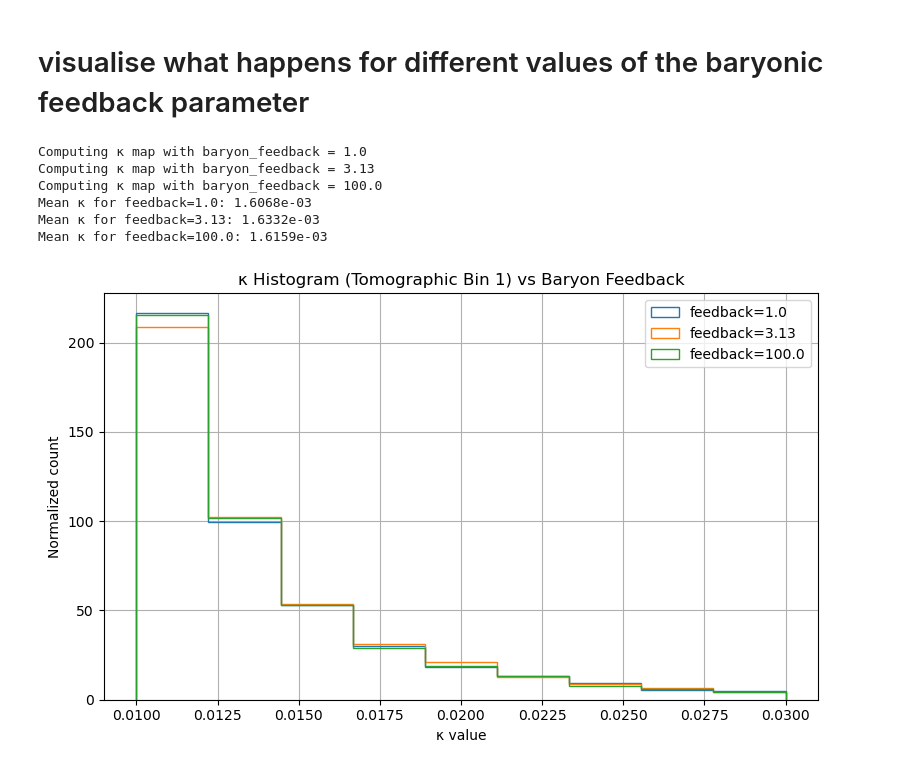
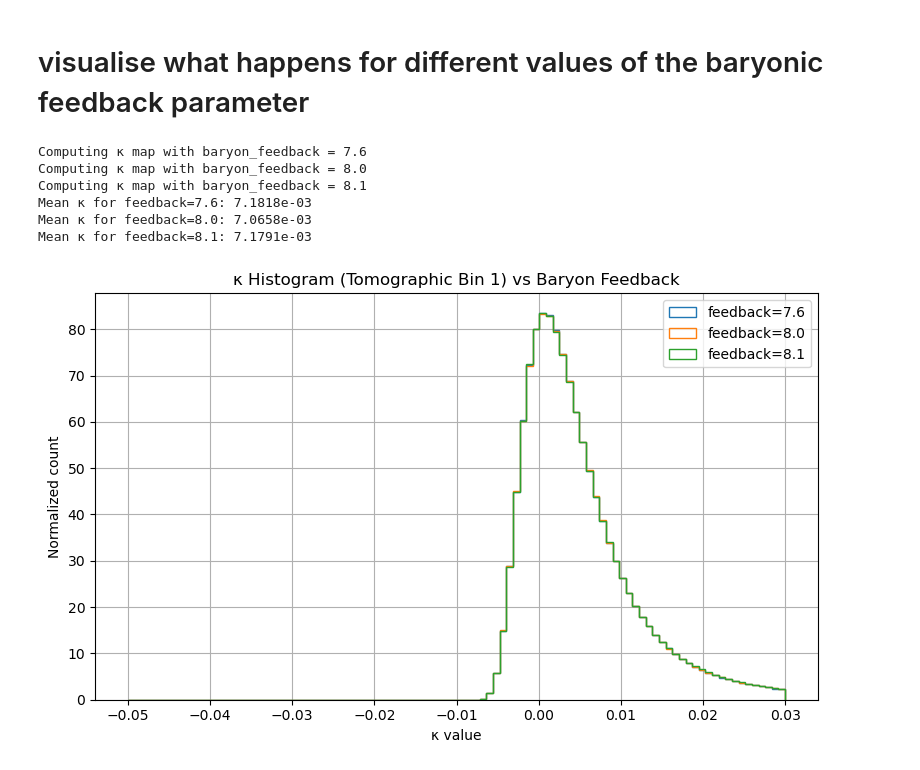
Before and after one commit to pltaylor16/BNTSmooth, a Jupyter notebook: build.ipynb, the cells around one changed output. Cells and saved outputs as stored; diff of their text form; code cells hidden in the pictures.

Commit message:
Finally got baryons working

```diff
--- a/build.ipynb
+++ b/build.ipynb
@@ -103,7 +103,7 @@ sigma_eps_list = [0.26] * 3
 baryon_feedback = 3.13
 sigma8 = 0.8
 seed = 42
-l_max = 256
+l_max = 1024
 lognormal_shift = 1.0
 zmax = 3.0
 nslices = 50
@@ -190,43 +190,43 @@ Computing κ map with lognormal_shift = 1.3
 import matplotlib.pyplot as plt
 
 # --- Define baryonic feedback values to compare ---
-feedback_values = [1.0, 3.13, 100.]
+feedback_values = [7.6, 8.0, 8.1]
 hist_data = []
 
 for feedback in feedback_values:
     print(f"Computing κ map with baryon_feedback = {feedback}")
 
     # Set feedback parameter and regenerate matter maps
     sim.baryon_feedback = feedback
     matter_maps = sim.generate_matter_fields_from_scratch()
 
     # Compute kappa maps
     kappa_maps = sim.compute_kappa_maps(matter_maps)
 
     # Take the first tomographic bin
     kappa_bin_0 = kappa_maps[0]
     hist_data.append(kappa_bin_0)
 
 # --- Plot histograms ---
 plt.figure(figsize=(8, 5))
-bins = np.linspace(0.01, 0.03, 10)  # Adjust as needed
+bins = np.linspace(-0.05, 0.03, 100)  # Adjust as needed
 
 for i, kappa in enumerate(hist_data):
     print(f"Mean κ for feedback={feedback_values[i]}: {np.mean(kappa):.4e}")
     plt.hist(kappa, bins=bins, histtype='step', label=f'feedback={feedback_values[i]}', density=True)
 
 plt.xlabel("κ value")
 plt.ylabel("Normalized count")
 plt.title("κ Histogram (Tomographic Bin 1) vs Baryon Feedback")
 plt.legend()
 plt.grid(True)
 plt.tight_layout()
 plt.show()
 # %% [output]
-Computing κ map with baryon_feedback = 1.0
-Computing κ map with baryon_feedback = 3.13
-Computing κ map with baryon_feedback = 100.0
-Mean κ for feedback=1.0: 1.6068e-03
-Mean κ for feedback=3.13: 1.6332e-03
-Mean κ for feedback=100.0: 1.6159e-03
+Computing κ map with baryon_feedback = 7.6
+Computing κ map with baryon_feedback = 8.0
+Computing κ map with baryon_feedback = 8.1
+Mean κ for feedback=7.6: 7.1818e-03
+Mean κ for feedback=8.0: 7.0658e-03
+Mean κ for feedback=8.1: 7.1791e-03
-[figure, old version]
+[figure, new version]
```
Also changed, not shown: parts of 16 cells of this notebook, 1 other file.
